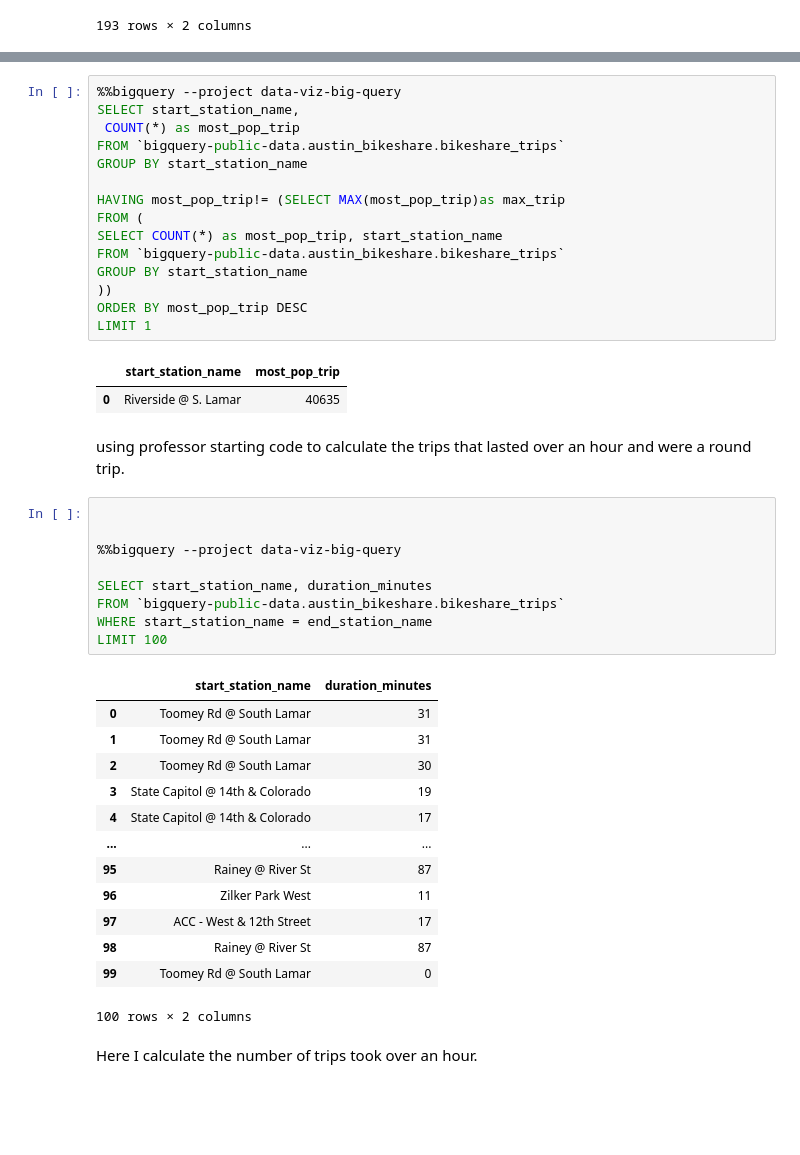
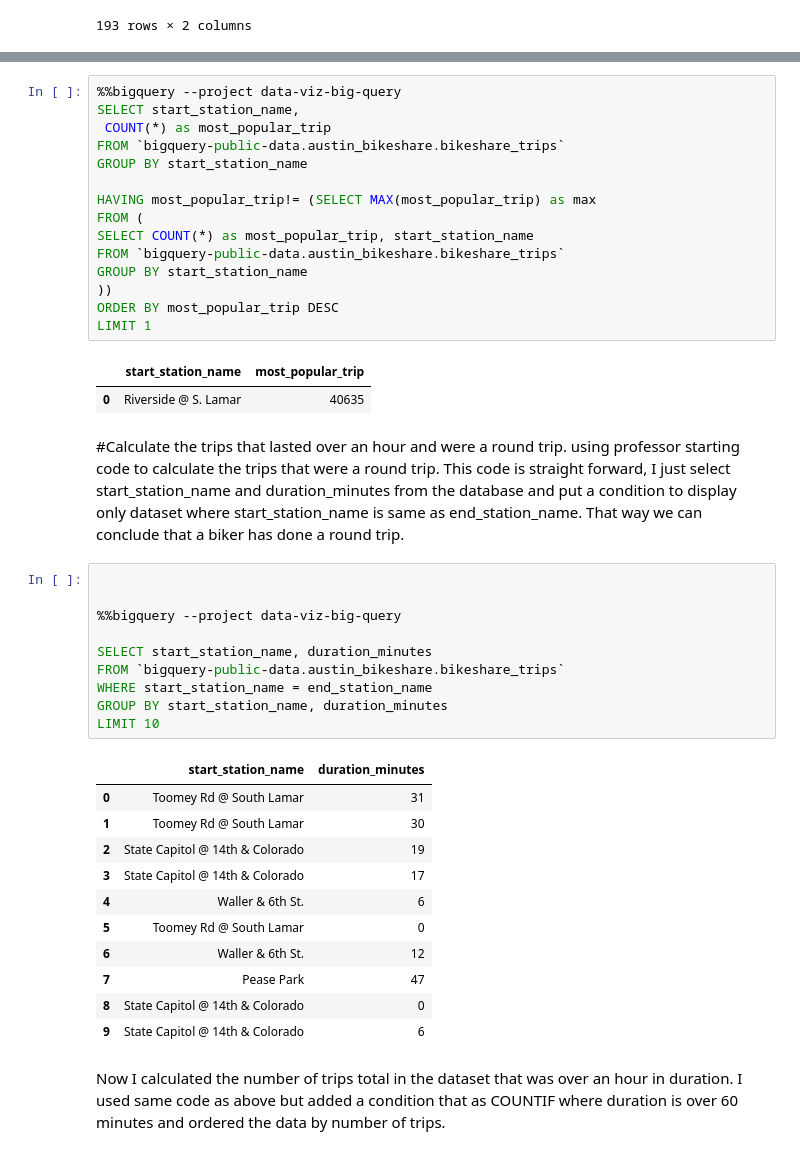
Before and after one commit to aayushbhurtel/Data_Visualization, a Jupyter notebook: Quiz5.ipynb, the cells around one changed output, grey strips where cells are left out. Saved outputs shown, nothing was run; the diff lists cells and outputs as text; blank space fills up the shorter version.

```diff
--- a/Quiz5.ipynb
+++ b/Quiz5.ipynb
@@ -57,48 +59,48 @@ Now, I will be creating a subquery to calculate the second most popular starting
 # %%
 %%bigquery --project data-viz-big-query
 SELECT start_station_name,
- COUNT(*) as most_pop_trip
+ COUNT(*) as most_popular_trip
 FROM `bigquery-public-data.austin_bikeshare.bikeshare_trips`
 GROUP BY start_station_name
 
-HAVING most_pop_trip!= (SELECT MAX(most_pop_trip)as max_trip
+HAVING most_popular_trip!= (SELECT MAX(most_popular_trip) as max
 FROM (
-SELECT COUNT(*) as most_pop_trip, start_station_name
+SELECT COUNT(*) as most_popular_trip, start_station_name
 FROM `bigquery-public-data.austin_bikeshare.bikeshare_trips`
 GROUP BY start_station_name
 ))
-ORDER BY most_pop_trip DESC
+ORDER BY most_popular_trip DESC
 LIMIT 1
 # %% [output]
-|  | start_station_name | most_pop_trip |
+|  | start_station_name | most_popular_trip |
 | 0 | Riverside @ S. Lamar | 40635 |
-# %% [markdown]
-using professor starting code to calculate the trips that lasted over an hour and were a round trip.
+# %% [markdown]
+#Calculate the trips that lasted over an hour and were a round trip.
+using professor starting code to calculate the trips that were a round trip. This code is straight forward, I just select start_station_name and duration_minutes from the database and put a condition to display only dataset where start_station_name is same as end_station_name. That way we can conclude that a biker has done a round trip.
 # %%
 
 
 %%bigquery --project data-viz-big-query
 
 SELECT start_station_name, duration_minutes
 FROM `bigquery-public-data.austin_bikeshare.bikeshare_trips`
 WHERE start_station_name = end_station_name
-LIMIT 100
+GROUP BY start_station_name, duration_minutes
+LIMIT 10
 # %% [output]
 |  | start_station_name | duration_minutes |
 | 0 | Toomey Rd @ South Lamar | 31 |
-| 1 | Toomey Rd @ South Lamar | 31 |
-| 2 | Toomey Rd @ South Lamar | 30 |
-| 3 | State Capitol @ 14th & Colorado | 19 |
-| 4 | State Capitol @ 14th & Colorado | 17 |
-| ... | ... | ... |
-| 95 | Rainey @ River St | 87 |
-| 96 | Zilker Park West | 11 |
-| 97 | ACC - West & 12th Street | 17 |
-| 98 | Rainey @ River St | 87 |
-| 99 | Toomey Rd @ South Lamar | 0 |
+| 1 | Toomey Rd @ South Lamar | 30 |
+| 2 | State Capitol @ 14th & Colorado | 19 |
+| 3 | State Capitol @ 14th & Colorado | 17 |
+| 4 | Waller & 6th St. | 6 |
+| 5 | Toomey Rd @ South Lamar | 0 |
+| 6 | Waller & 6th St. | 12 |
+| 7 | Pease Park | 47 |
+| 8 | State Capitol @ 14th & Colorado | 0 |
+| 9 | State Capitol @ 14th & Colorado | 6 |
-100 rows × 2 columns
-# %% [markdown]
-Here I calculate the number of trips took over an hour.
+# %% [markdown]
+Now I calculated the number of trips total in the dataset that was over an hour in duration. I used same code as above but added a condition that as COUNTIF where duration is over 60 minutes and ordered the data by number of trips.
 # %%
 %%bigquery --project data-viz-big-query
 
```
Also changed, not shown: parts of 3 cells of this notebook.
